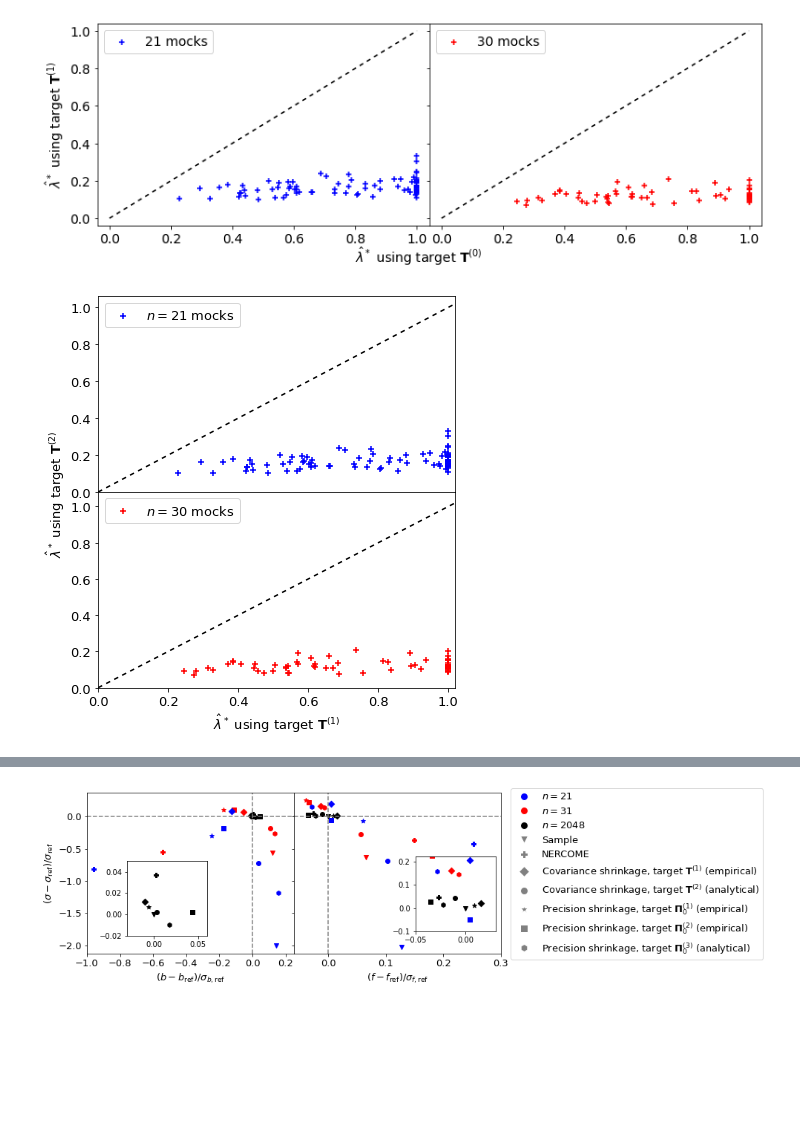
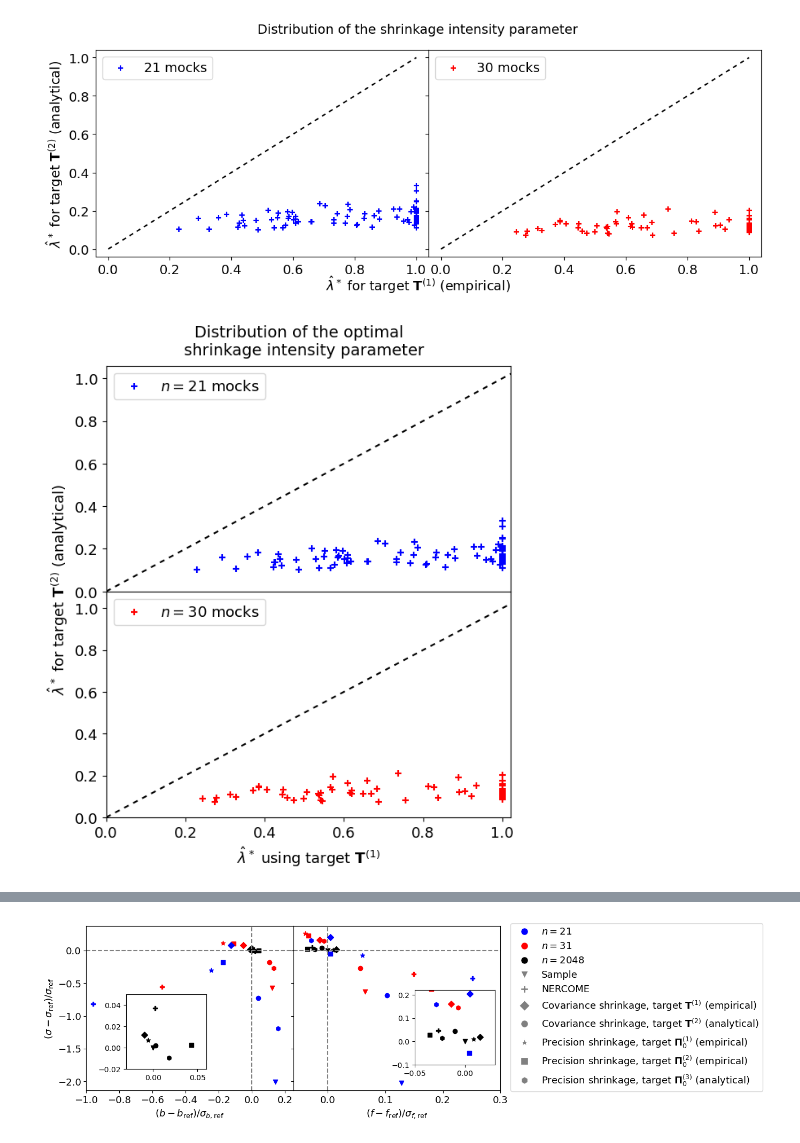
Before and after one commit to marnixlooijmans/shrinkage-estimation-paper, a Jupyter notebook: notebooks/make-plots.ipynb, the cells around one changed output, grey strips where cells are left out. Cells and saved outputs as stored; diff of their text form; code cells hidden in the pictures; blank space fills up the shorter version.

Commit message:
Update plots

```diff
--- a/notebooks/make-plots.ipynb
+++ b/notebooks/make-plots.ipynb
@@ -190,35 +190,36 @@ Precision shrinkage with $\mathbf{\Pi}_0^{(3)}$
 # %%
 l_S_21 = np.loadtxt(os.path.join(mat_path, "n21", "lambdas_Sii_21.dat"))
 l_P_21 = np.loadtxt(os.path.join(mat_path, "n21", "lambdas_P_21.dat"))
 l_S_30 = np.loadtxt(os.path.join(mat_path, "n30", "lambdas_Sii_30.dat"))
 l_P_30 = np.loadtxt(os.path.join(mat_path, "n30", "lambdas_P_30.dat"))
 
 fig, axs = plt.subplots(1, 2, sharey=True)
 fig.subplots_adjust(wspace=0)
 fig.set_size_inches(12.8, 4)
 
 xs = ys = np.linspace(0, 1, 100)
 
 axs[0].scatter(l_S_21, l_P_21, c="blue", marker="+", label="21 mocks")
 axs[0].plot(xs, ys, ls="-", dashes=(3,3), c="black")
 axs[0].legend(fontsize=14)
 axs[0].set_xlim([-0.04, 1.04])
 axs[0].set_ylim([-0.04, 1.04])
-axs[0].set_ylabel(r"$\hat{\lambda}^*$ using target $\mathbf{T}^{(1)}$", fontsize=14)
+axs[0].set_ylabel(r"$\hat{\lambda}^*$ for target $\mathbf{T}^{(2)}$ (analytical)", fontsize=14)
 axs[0].tick_params(axis='both', which='major', labelsize=14)
 
 axs[1].scatter(l_S_30, l_P_30, c="red", marker="+", label="30 mocks")
 axs[1].plot(xs, ys, ls="-", dashes=(3,3), c="black")
 axs[1].legend(fontsize=14)
 axs[1].set_xlim([-0.04, 1.04])
 axs[1].tick_params(axis='both', which='major', labelsize=14)
 
-fig.supxlabel(r"$\hat{\lambda}^*$ using target $\mathbf{T}^{(0)}$", fontsize=14, y=-0.03)
+fig.supxlabel(r"$\hat{\lambda}^*$ for target $\mathbf{T}^{(1)}$ (empirical)", fontsize=14, y=-0.03)
+fig.suptitle(r"Distribution of the shrinkage intensity parameter", fontsize=14)
 
 #fig.savefig("../output/lambdas.eps", format="eps", bbox_inches='tight', pad_inches = 0.1)
 plt.show()
 # %% [output]
-[figure, old version]
+[figure, new version]
 # %%
 l_S_21 = np.loadtxt(os.path.join(mat_path, "n21", "lambdas_Sii_21.dat"))
 l_P_21 = np.loadtxt(os.path.join(mat_path, "n21", "lambdas_P_21.dat"))
@@ -245,12 +246,13 @@ axs[1].set_ylim([0.0, 1.08])
 axs[1].set_xlabel(r"$\hat{\lambda}^*$ using target $\mathbf{T}^{(1)}$", fontsize=13)
 axs[1].tick_params(axis='both', which='major', labelsize=13)
 
-fig.supylabel(r"$\hat{\lambda}^*$ using target $\mathbf{T}^{(2)}$", fontsize=13, x=0.01)
+fig.supylabel(r"$\hat{\lambda}^*$ for target $\mathbf{T}^{(2)}$ (analytical)", fontsize=13, x=0.01)
+fig.suptitle("Distribution of the optimal \n shrinkage intensity parameter", fontsize=14, y=0.95)
 
 #fig.savefig("../output/BOSS_DR12_NGC_z1/plots/lambdas.eps", format="eps", bbox_inches='tight', pad_inches = 0.1)
 plt.show()
 # %% [output]
-[figure, old version]
+[figure, new version]
 # %%
 ss_min_21 = np.loadtxt(os.path.join(mat_path, "n21", "ss_min_21.dat"))
 ss_min_30 = np.loadtxt(os.path.join(mat_path, "n30", "ss_min_30.dat"))
```
Also changed, not shown: parts of 7 cells of this notebook, 22 other files.
